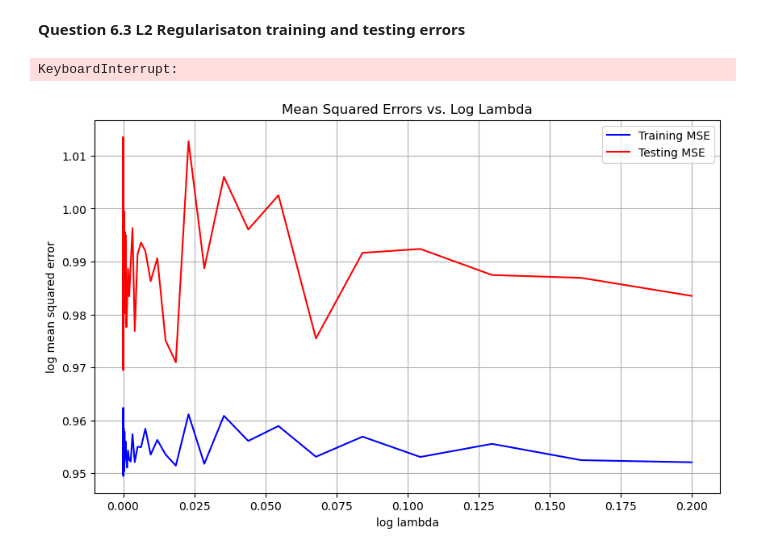
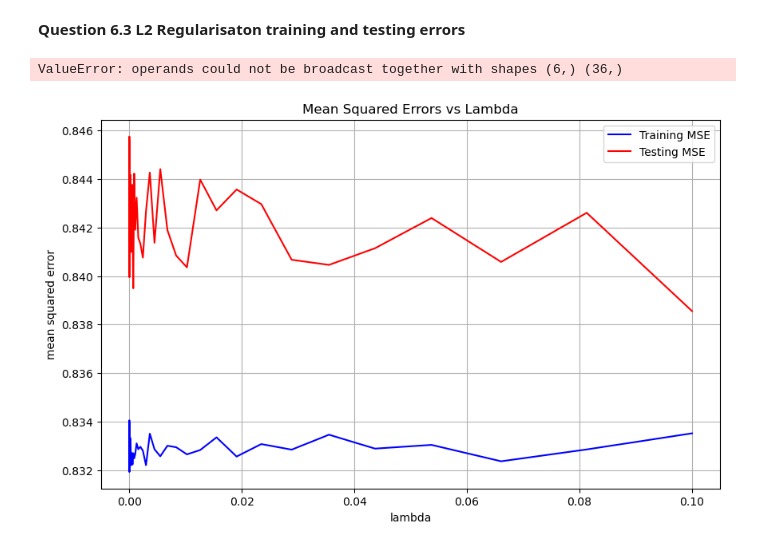
Before and after one commit to DarrenYee/Master-of-Artificial-Intelligence-Y2S1, a Jupyter notebook: FIT5201_N/FIT5201 Assignment 1/FIT5201 Ridge Regression.ipynb, the cells around one changed output. Cells and saved outputs as stored; diff of their text form; code cells hidden in the pictures.

```diff
--- a/FIT5201_N/FIT5201 Assignment 1/FIT5201 Ridge Regression.ipynb
+++ b/FIT5201_N/FIT5201 Assignment 1/FIT5201 Ridge Regression.ipynb
@@ -15,10 +15,10 @@
 
     $w_n = w_{n-1} - \eta \left[ (w_{n-1}^T \phi(x_n) - t_n) \phi(x_n) + \lambda w_{n-1} \right]$
 # %%
-# SGD Class Adpater from Activity 2.1 of Module 2
+# SGD Class Adpated from Activity 2.1 of Module 2
 class SGDRidgeRegressor:
 
-    def __init__(self, batch_size=1, eta=0.01, tau_max=1000, epsilon=0.00001, random_state=None, lam = 0.1):
+    def __init__(self, batch_size=1, eta=0.03, tau_max=5000, epsilon=0.0001, random_state=None, lam = 0.1):
         self.eta = eta
         self.tau_max = tau_max
         self.epsilon = epsilon
@@ -32,8 +32,9 @@ class SGDRidgeRegressor:
         self.w_ = np.zeros(shape=(self.tau_max+1, p))
         for tau in range(1, self.tau_max+1):
             idx = RNG.choice(n, size=self.batch_size, replace=True)
-            grad = (x[idx].dot(self.w_[tau-1])-y[idx] + (self.lam * self.w_[tau-1]))/ self.batch_size
-            self.w_[tau] = self.w_[tau-1] - self.eta*grad
+            grad = np.reshape((x[idx].dot(self.w_[tau-1].T)-y[idx]).dot(x[idx]),(n,1))
+            print (grad.shape)
+            self.w_[tau] = self.w_[tau-1] - self.eta*((np.mean(grad*(2.0/self.batch_size))) + 2.0*(self.lam * self.w_[tau-1]))
             if np.linalg.norm(self.w_[tau]-self.w_[tau-1]) < self.epsilon:
                 break
         self.coef_ = self.w_[tau]
@@ -107,7 +152,7 @@ test_mse = [[] for i in range (len(lambda_choices))]
 
 for rep in range (10):
     x_train, y_train = make_additive_noise_data(20, f, -0.3, 0.3, random_state=2)
-    x_test, y_test = make_additive_noise_data(20, f, -0.3, 0.3, random_state=1)
+    x_test, y_test = make_additive_noise_data(1000, f, -0.3, 0.3, random_state=1)
 
     for i in range (len(lambda_choices)):
 
@@ -136,49 +181,16 @@ plt.legend()
 plt.grid(True)
 plt.show()
 # %% [output]
-KeyboardInterrupt:
+ValueError: operands could not be broadcast together with shapes (6,) (36,)
-# %%
-from sklearn.pipeline import make_pipeline
-from sklearn.metrics import mean_squared_error
-from numpy import random
-from sklearn.model_selection import train_test_split
-
-poly = PolynomialFeatures(5)
-lambda_choices = np.geomspace(10**-10,0.2, 100, endpoint=True)
-models = []
-reps = 10
-train_mse = [[] for i in range (len(lambda_choices))]
-test_mse = [[] for i in range (len(lambda_choices))]
-
-for rep in range (10):
-
-    x_data, y_data = make_additive_noise_data(40, f, -0.3, 0.3, random_state=1)
-
-    x_train, x_test, y_train, y_test = train_test_split(x_data, y_data, test_size=0.3, shuffle=True ,random_state=1)
-
-    for i in range (len(lambda_choices)):
-
-        transformation_then_ridge = make_pipeline(poly, SGDRidgeRegressor(lam = lambda_choices[i]))
-        transformation_then_ridge.fit(x_train, y_train)
-
-        y_train_pred = transformation_then_ridge.predict(x_train)
-        y_test_pred = transformation_then_ridge.predict(x_test)
-
-        train_mse[i].append(mean_squared_error(y_train, y_train_pred))
-        test_mse[i].append(mean_squared_error(y_test, y_test_pred))
-
-train_mse_mean = np.array([np.mean(mse) for mse in train_mse])
-test_mse_mean = np.array([np.mean(mse) for mse in test_mse])
-
-# Plot the mean squared errors on log-log scale plot
-plt.figure(figsize=(10, 6))
-plt.plot(lambda_choices, train_mse_mean, label='Training MSE', color='blue')
-plt.plot(lambda_choices, test_mse_mean, label='Testing MSE', color='red')
-plt.xlabel('log lambda')
-plt.ylabel('log mean squared error')
-plt.title('Mean Squared Errors vs. Log Lambda')
-plt.legend()
-plt.grid(True)
-plt.show()
-# %% [output]
-[figure, removed]
+# %%
+plt.figure(figsize=(10, 6))
+plt.plot(lambda_choices, train_mse_mean, label='Training MSE', color='blue')
+plt.plot(lambda_choices, test_mse_mean, label='Testing MSE', color='red')
+plt.xlabel('lambda')
+plt.ylabel('mean squared error')
+plt.title('Mean Squared Errors vs Lambda')
+plt.legend()
+plt.grid(True)
+plt.show()
+# %% [output]
+[figure, added]
```
Also changed, not shown: parts of 1 cell of this notebook, 21 other files.
